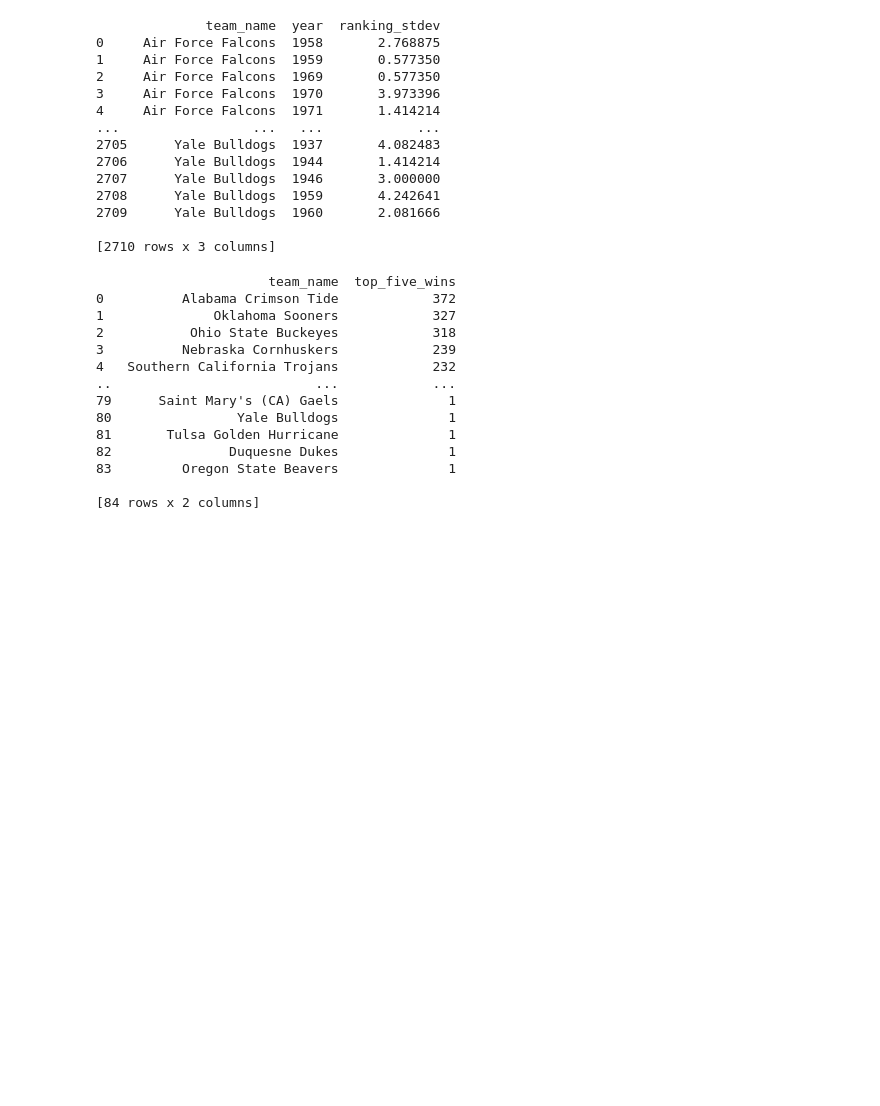
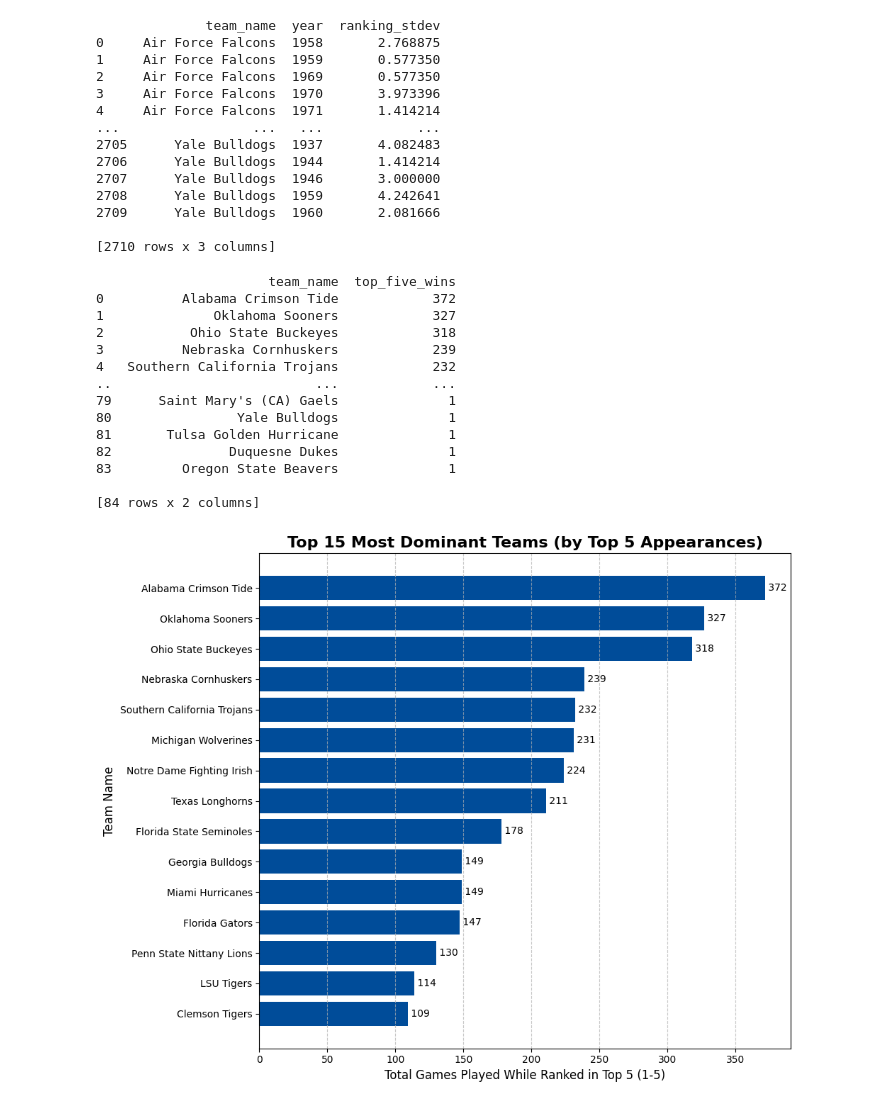
Before and after one commit to 110325-Data-Foundations/Week4ProjectGroup1, a Jupyter notebook: data_analysis.ipynb, the cells around one changed output. Saved outputs shown, nothing was run; the diff lists cells and outputs as text; code cells hidden in the pictures; blank space fills up the shorter version.

Commit message:
Added visualizations for top 15 teams with the most high ranks and stdev over time

```diff
--- a/data_analysis.ipynb
+++ b/data_analysis.ipynb
@@ -109,3 +110,33 @@ print(top_five_teams_count_df)
 83         Oregon State Beavers              1
 
 [84 rows x 2 columns]
+# %%
+top_five_teams_count_df = top_five_teams_count_df.sort_values(by='top_five_wins', ascending=False).reset_index(drop=True)
+# Get the names of the top 5 teams for the next plot
+top_5_team_names = top_five_teams_count_df['team_name'].head(5).tolist()
+
+# Select the top 15 teams for clear visualization
+top_15_teams_df = top_five_teams_count_df.head(15)
+
+plt.figure(figsize=(10, 8))
+plt.style.use('seaborn-v0_8-deep') # Using a clean style
+
+plt.barh(top_15_teams_df['team_name'], top_15_teams_df['top_five_wins'], color='#004C99')
+
+# Adding labels and title
+plt.xlabel('Total Games Played While Ranked in Top 5 (1-5)', fontsize=12)
+plt.ylabel('Team Name', fontsize=12)
+plt.title('Top 15 Most Dominant Teams (by Top 5 Appearances)', fontsize=16, fontweight='bold')
+
+# Customize ticks and grid
+plt.gca().invert_yaxis() # Display the highest count at the top
+plt.grid(axis='x', linestyle='--', alpha=0.7)
+
+# Add value labels to the bars
+for index, value in enumerate(top_15_teams_df['top_five_wins']):
+    plt.text(value, index, f' {value}', va='center', fontsize=10)
+
+plt.tight_layout()
+plt.show()
+# %% [output]
+[figure, added]
```
Also changed, not shown: parts of 2 cells of this notebook.
